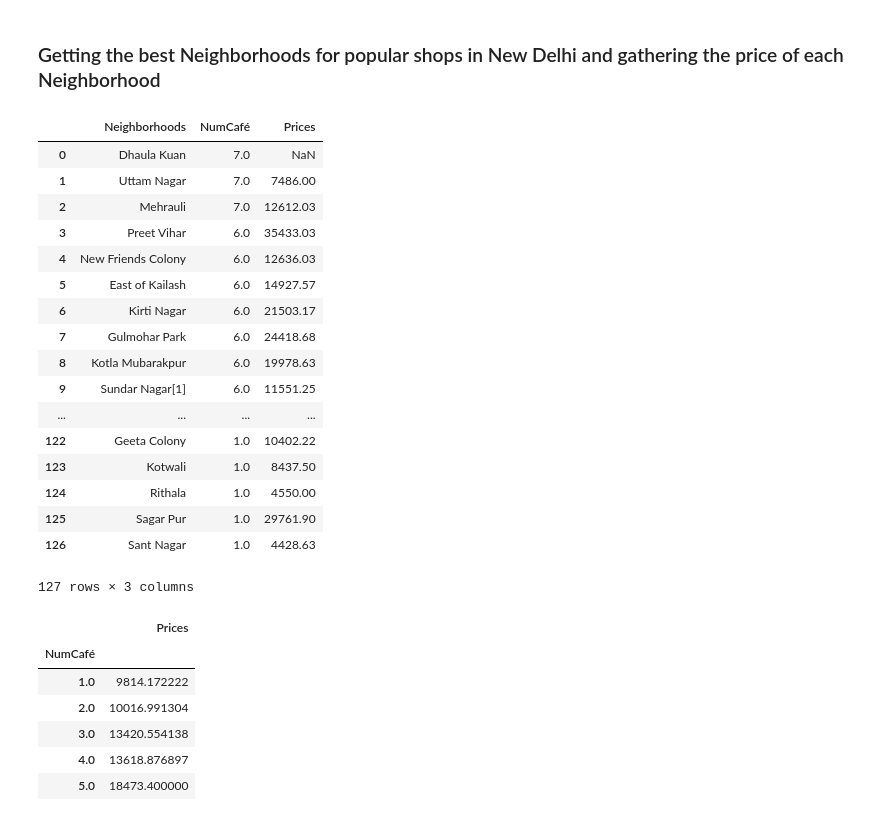
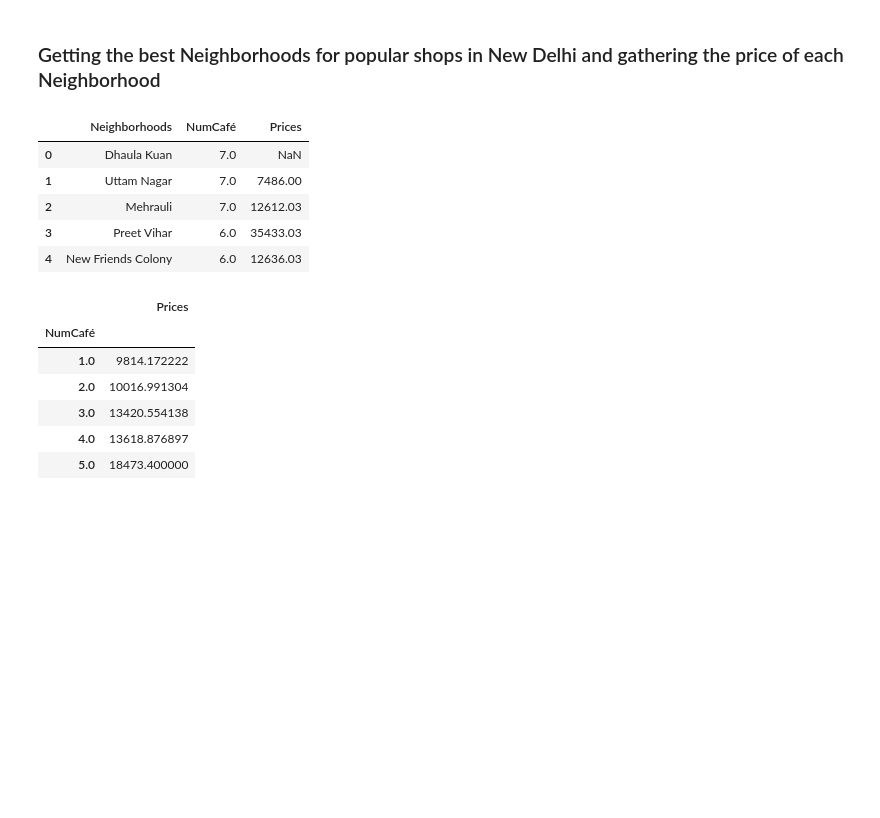
Before and after one commit to ai-is-awesome/Analyzing_shops, a Jupyter notebook: Capstone Final(Week 2)(For Submission)(No credentials).ipynb, the cells around one changed output. Saved outputs shown, nothing was run; the diff lists cells and outputs as text; code cells hidden in the pictures; blank space fills up the shorter version.

```diff
--- a/Capstone Final(Week 2)(For Submission)(No credentials).ipynb
+++ b/Capstone Final(Week 2)(For Submission)(No credentials).ipynb
@@ -175,7 +155,7 @@ for subdistricts in soup_subd:
 ### soup_subd now has all of the districts information
 # %%
 neigh_dict = {}
-for district in soup_subd:
+for district in soup_subd[:3]:
     for subdistrict in district.find_all('li'):
         print(subdistrict.text)
     print('--------------')
@@ -971,26 +942,14 @@ delhi_map
 # %%
 cafe_data = get_best_markets('Café')
 # %%
-cafe_data
+cafe_data.head()
 # %% [output]
 |  | Neighborhoods | NumCafé | Prices |
 | 0 | Dhaula Kuan | 7.0 | NaN |
 | 1 | Uttam Nagar | 7.0 | 7486.00 |
 | 2 | Mehrauli | 7.0 | 12612.03 |
 | 3 | Preet Vihar | 6.0 | 35433.03 |
 | 4 | New Friends Colony | 6.0 | 12636.03 |
-| 5 | East of Kailash | 6.0 | 14927.57 |
-| 6 | Kirti Nagar | 6.0 | 21503.17 |
-| 7 | Gulmohar Park | 6.0 | 24418.68 |
-| 8 | Kotla Mubarakpur | 6.0 | 19978.63 |
-| 9 | Sundar Nagar[1] | 6.0 | 11551.25 |
-| ... | ... | ... | ... |
-| 122 | Geeta Colony | 1.0 | 10402.22 |
-| 123 | Kotwali | 1.0 | 8437.50 |
-| 124 | Rithala | 1.0 | 4550.00 |
-| 125 | Sagar Pur | 1.0 | 29761.90 |
-| 126 | Sant Nagar | 1.0 | 4428.63 |
-127 rows × 3 columns
 # %%
 cafe_data.groupby('NumCafé').mean()
 # %% [output]
```
Also changed, not shown: parts of 10 cells of this notebook.
